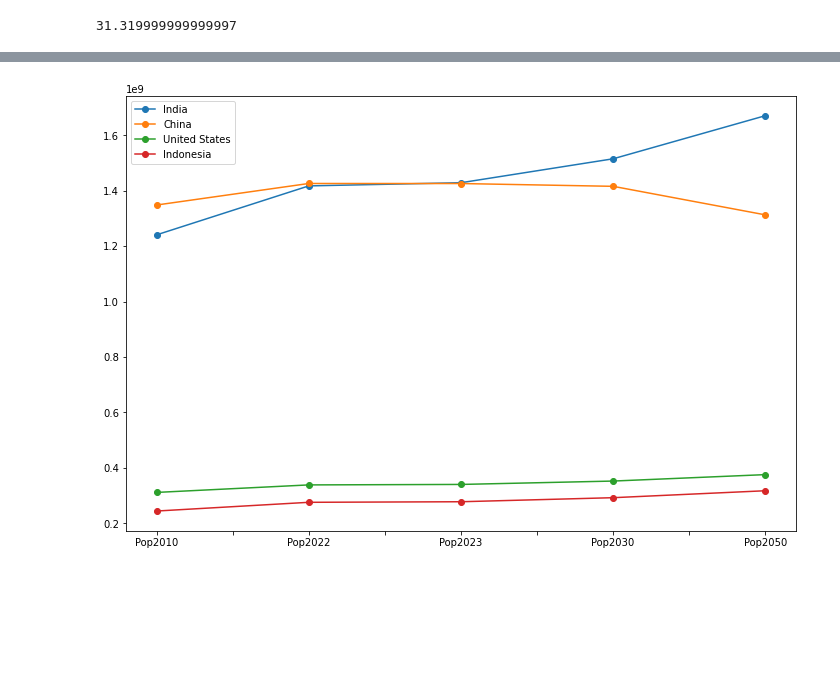
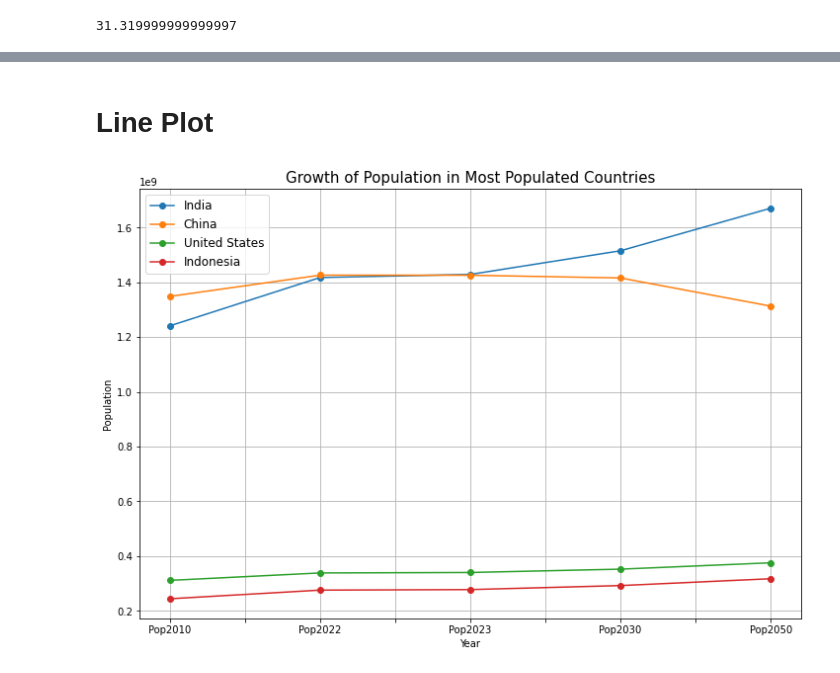
Before and after one commit to g-st180/World_Population2023_EDA, a Jupyter notebook: World_population_Notebook.ipynb, the cells around one changed output, grey strips where cells are left out. Cells and saved outputs as stored; diff of their text form; code cells hidden in the pictures; blank space fills up the shorter version.

Commit message:
ADDED 3 Plots

```diff
--- a/World_population_Notebook.ipynb
+++ b/World_population_Notebook.ipynb
@@ -332,0 +335,2 @@ fig=plt.figure(FigureClass=Waffle,
+# %% [markdown]
+# Line Plot
@@ -333,10 +339,16 @@ fig=plt.figure(FigureClass=Waffle,
 # %%
 df.iloc[0,13:].plot(kind='line',figsize=(12,8),marker='o')
 df.iloc[1,13:].plot(kind='line',figsize=(12,8),marker='o')
 df.iloc[2,13:].plot(kind='line',figsize=(12,8),marker='o')
 df.iloc[3,13:].plot(kind='line',figsize=(12,8),marker='o')
 
-plt.legend()
+
+plt.title('Growth of Population in Most Populated Countries',fontsize=15)
+plt.grid()
+plt.xlabel('Year',fontsize=10)
+plt.ylabel('Population',fontsize=10)
+plt.legend(fontsize='large')
+
 plt.show()
 # %% [output]
-[figure, old version]
+[figure, new version]
```
Also changed, not shown: parts of 32 cells of this notebook.
